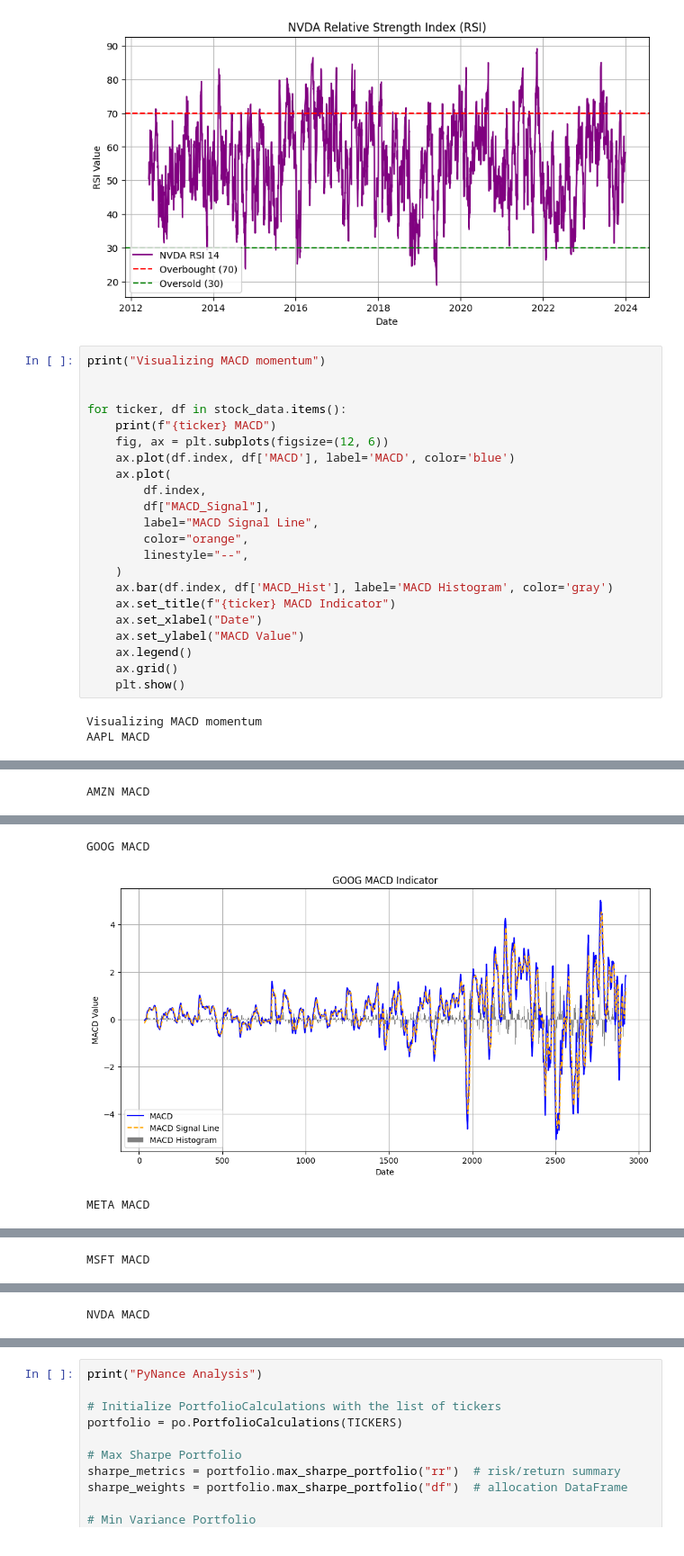
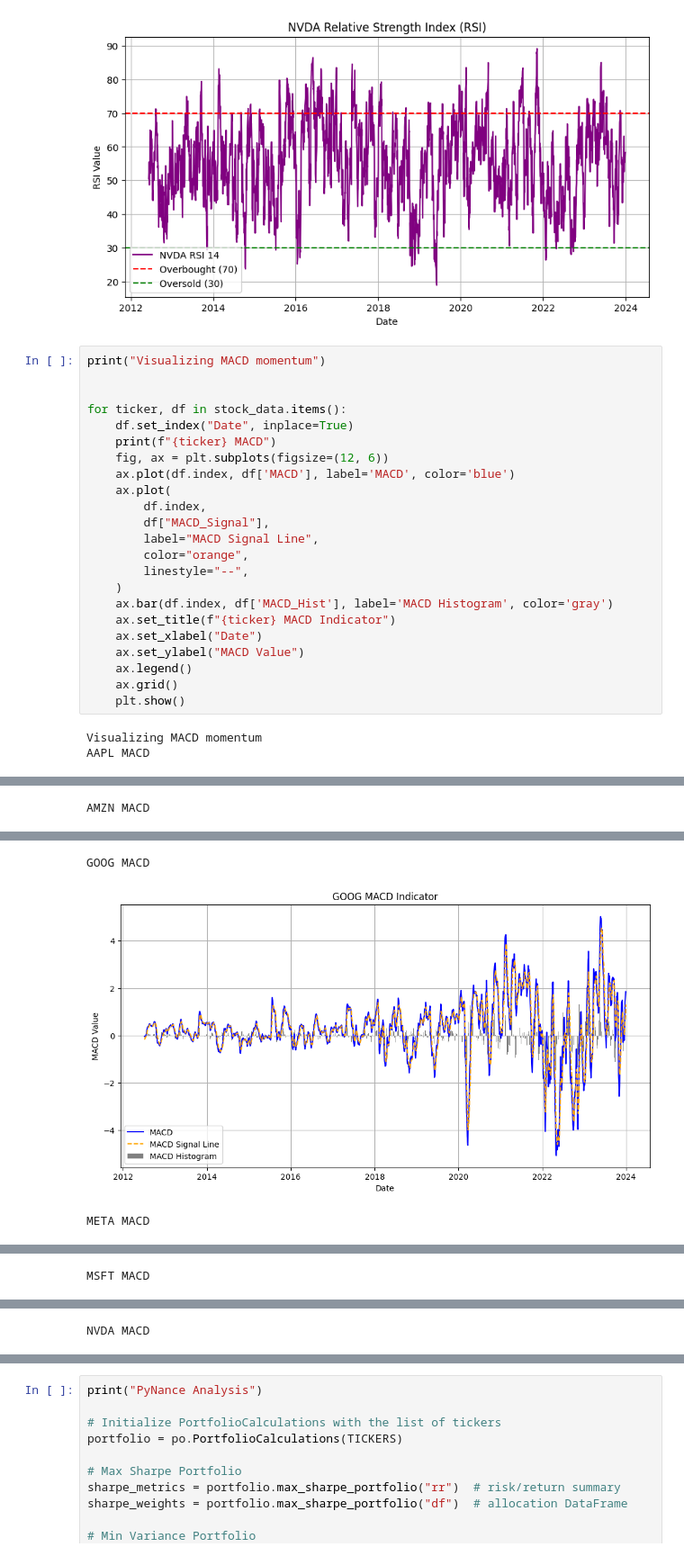
Before and after one commit to Elshaday97/sentiment-analysis-week1, a Jupyter notebook: notebooks/ticker_analysis.ipynb, the cells around one changed output, grey strips where cells are left out. Shown at 90% size. Saved outputs shown, nothing was run; the diff lists cells and outputs as text.

Commit message:
Fix: Fixed issue where date was not correct on x axis of MACD plot

```diff
--- a/notebooks/ticker_analysis.ipynb
+++ b/notebooks/ticker_analysis.ipynb
@@ -261,6 +262,7 @@ print("Visualizing MACD momentum")
 
 
 for ticker, df in stock_data.items():
+    df.set_index("Date", inplace=True)
     print(f"{ticker} MACD")
     fig, ax = plt.subplots(figsize=(12, 6))
     ax.plot(df.index, df['MACD'], label='MACD', color='blue')
@@ -287,3 +289,3 @@ AMZN MACD
 GOOG MACD
-[figure, old version]
+[figure, new version]
 META MACD
```
Also changed, not shown: parts of 2 cells of this notebook.
